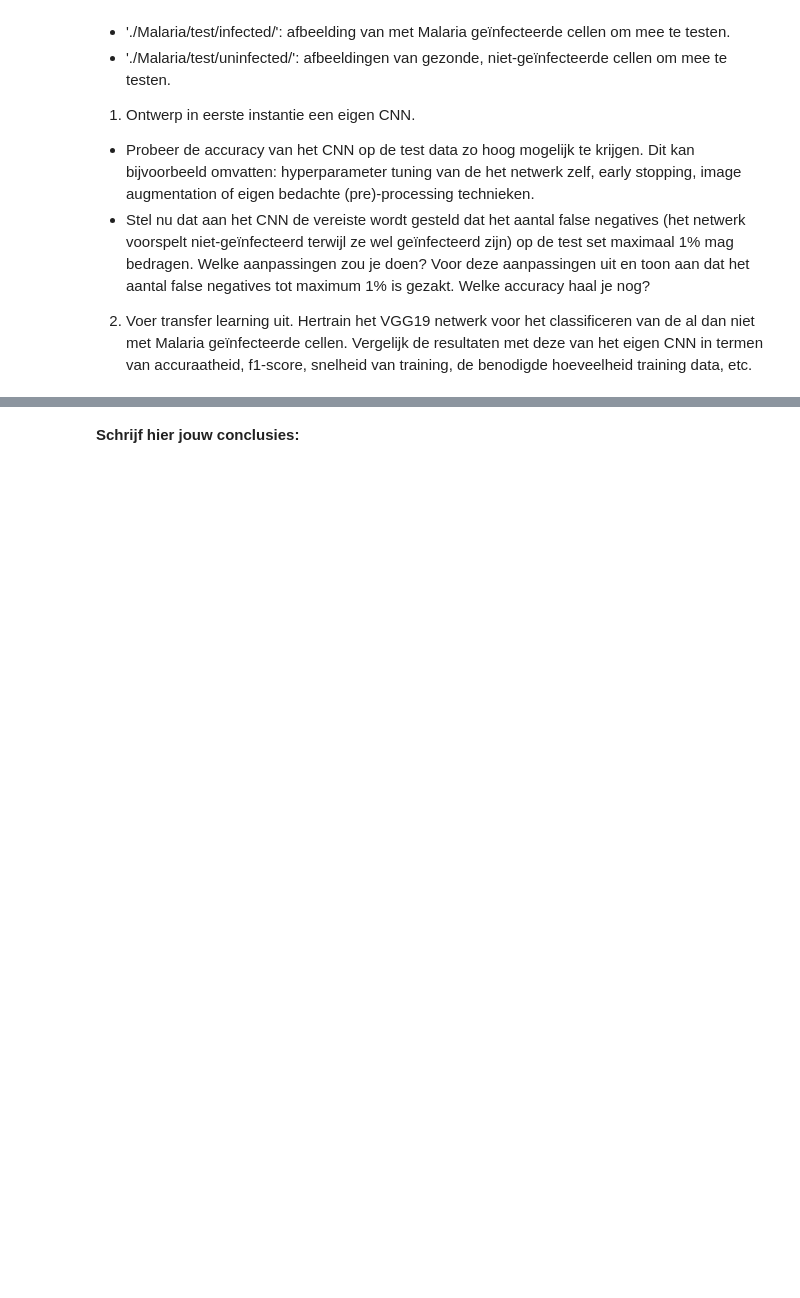
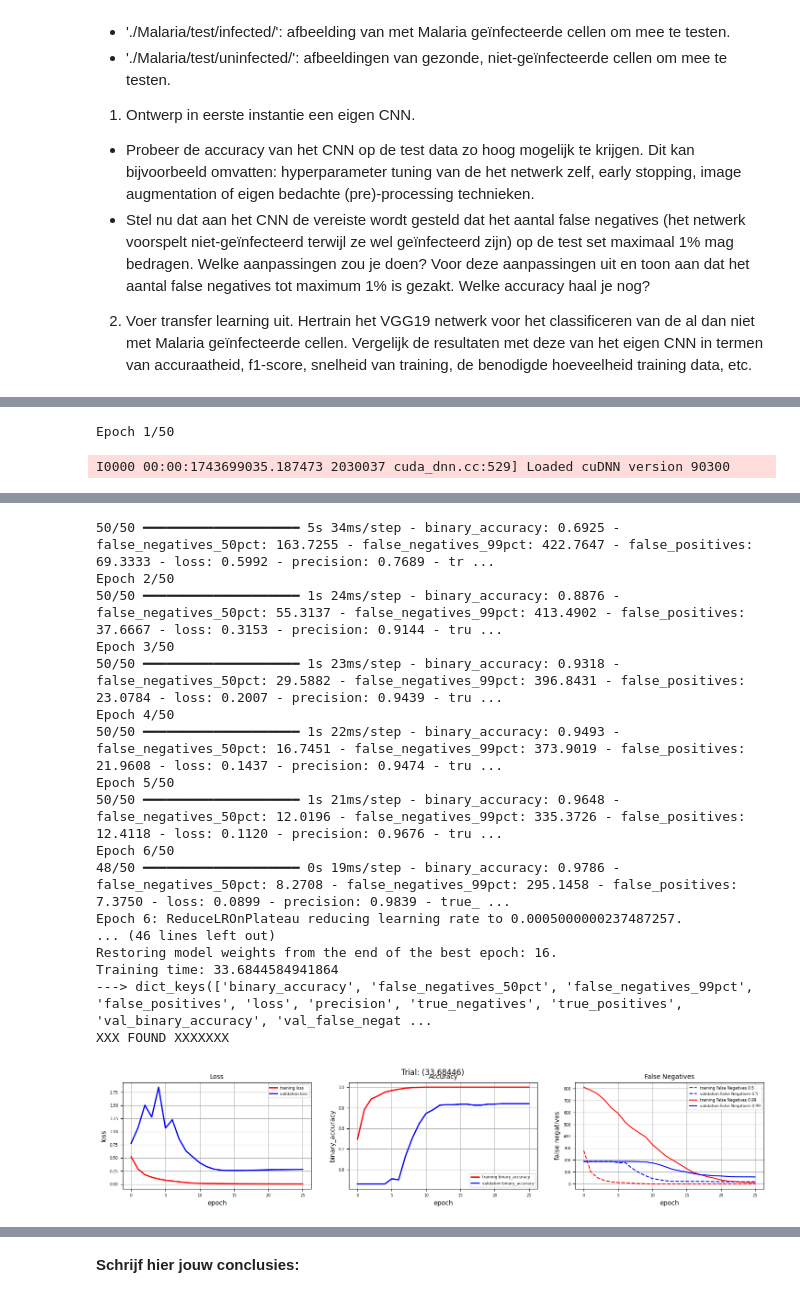
Before and after one commit to samdeleu/howest-dl, a Jupyter notebook: sessie_02/opdracht/opdracht.ipynb, the cells around one changed output, grey strips where cells are left out. Cells and saved outputs as stored; diff of their text form; code cells hidden in the pictures; blank space fills up the shorter version.

```diff
--- a/sessie_02/opdracht/opdracht.ipynb
+++ b/sessie_02/opdracht/opdracht.ipynb
@@ -254,0 +437,56 @@ The maximum value in the array is: 1.0
+# %%
+# CNN Training
+def train_malaria_model(model, X_train_input, y_train_input, description, verbose=1):
+    # Stop training when no further improvement is seen in the metric
+    early_stop = EarlyStopping(
+        monitor="val_loss",    # metric to monitor
+        patience=10,           # stop when no improvement after 10 consecutive epochs
+        mode="min",            # stop when metric stops decreasing
+        restore_best_weights=True,
+        verbose=verbose,             # display the actions taken
+    )
+    # Callback to save the Keras model or model weights at some frequency
+    checkpoint = ModelCheckpoint(
+        filepath="malaria.keras",
+        monitor="val_loss",
+        mode="min",
+        save_best_only=True,
+        save_freq="epoch",
+        verbose=verbose,             # display the actions taken
+    )
+    # Reduce learning rate when a metric has stopped improving.
+    reduce_lr_on_plateau = ReduceLROnPlateau(
+        monitor='val_loss',
+        factor=0.5,
+        patience=5,
+        mode="min",
+        # min_delta=0.0001,
+        # cooldown=0,
+        min_lr=1e-6,
+        verbose=verbose,             # display the actions taken
+    )
+    # Save output to be used with tensorboard
+    tensorboard = TensorBoard(
+        log_dir=f"logs/malaria_{description}_{datetime.now().strftime('%Y%m%d_%H%M%S')}"
+    )
+
+    # Train the model
+    start_timing = time.time()
+    history = model.fit(
+        x=X_train_input,
+        y=y_train_input,
+        batch_size=32,
+        epochs=50,
+        validation_split=0.2,
+        verbose=verbose,             # display the actions taken
+        callbacks=[early_stop, reduce_lr_on_plateau, tensorboard],
+    )
+    end_timing = time.time()
+    return history, end_timing - start_timing
+
+history, training_time = train_malaria_model(model=malaria_model, X_train_input=X_train, y_train_input=y_train, description="example")
+display_value("Training time", training_time)
+plot_history(history, training_time, "Trial")
+# %% [output]
+Epoch 1/50
+I0000 00:00:1743699035.187473 2030037 cuda_dnn.cc:529] Loaded cuDNN version 90300
@@ -254,0 +495,18 @@ The maximum value in the array is: 1.0
+50/50 ━━━━━━━━━━━━━━━━━━━━ 5s 34ms/step - binary_accuracy: 0.6925 - false_negatives_50pct: 163.7255 - false_negatives_99pct: 422.7647 - false_positives: 69.3333 - loss: 0.5992 - precision: 0.7689 - tr ...
+Epoch 2/50
+50/50 ━━━━━━━━━━━━━━━━━━━━ 1s 24ms/step - binary_accuracy: 0.8876 - false_negatives_50pct: 55.3137 - false_negatives_99pct: 413.4902 - false_positives: 37.6667 - loss: 0.3153 - precision: 0.9144 - tru ...
+Epoch 3/50
+50/50 ━━━━━━━━━━━━━━━━━━━━ 1s 23ms/step - binary_accuracy: 0.9318 - false_negatives_50pct: 29.5882 - false_negatives_99pct: 396.8431 - false_positives: 23.0784 - loss: 0.2007 - precision: 0.9439 - tru ...
+Epoch 4/50
+50/50 ━━━━━━━━━━━━━━━━━━━━ 1s 22ms/step - binary_accuracy: 0.9493 - false_negatives_50pct: 16.7451 - false_negatives_99pct: 373.9019 - false_positives: 21.9608 - loss: 0.1437 - precision: 0.9474 - tru ...
+Epoch 5/50
+50/50 ━━━━━━━━━━━━━━━━━━━━ 1s 21ms/step - binary_accuracy: 0.9648 - false_negatives_50pct: 12.0196 - false_negatives_99pct: 335.3726 - false_positives: 12.4118 - loss: 0.1120 - precision: 0.9676 - tru ...
+Epoch 6/50
+48/50 ━━━━━━━━━━━━━━━━━━━━ 0s 19ms/step - binary_accuracy: 0.9786 - false_negatives_50pct: 8.2708 - false_negatives_99pct: 295.1458 - false_positives: 7.3750 - loss: 0.0899 - precision: 0.9839 - true_ ...
+Epoch 6: ReduceLROnPlateau reducing learning rate to 0.0005000000237487257.
+... (46 lines left out)
+Restoring model weights from the end of the best epoch: 16.
+Training time: 33.6844584941864
+---> dict_keys(['binary_accuracy', 'false_negatives_50pct', 'false_negatives_99pct', 'false_positives', 'loss', 'precision', 'true_negatives', 'true_positives', 'val_binary_accuracy', 'val_false_negat ...
+XXX FOUND XXXXXXX
+[figure, added]
```
Also changed, not shown: parts of 32 cells of this notebook, 2 other files.
